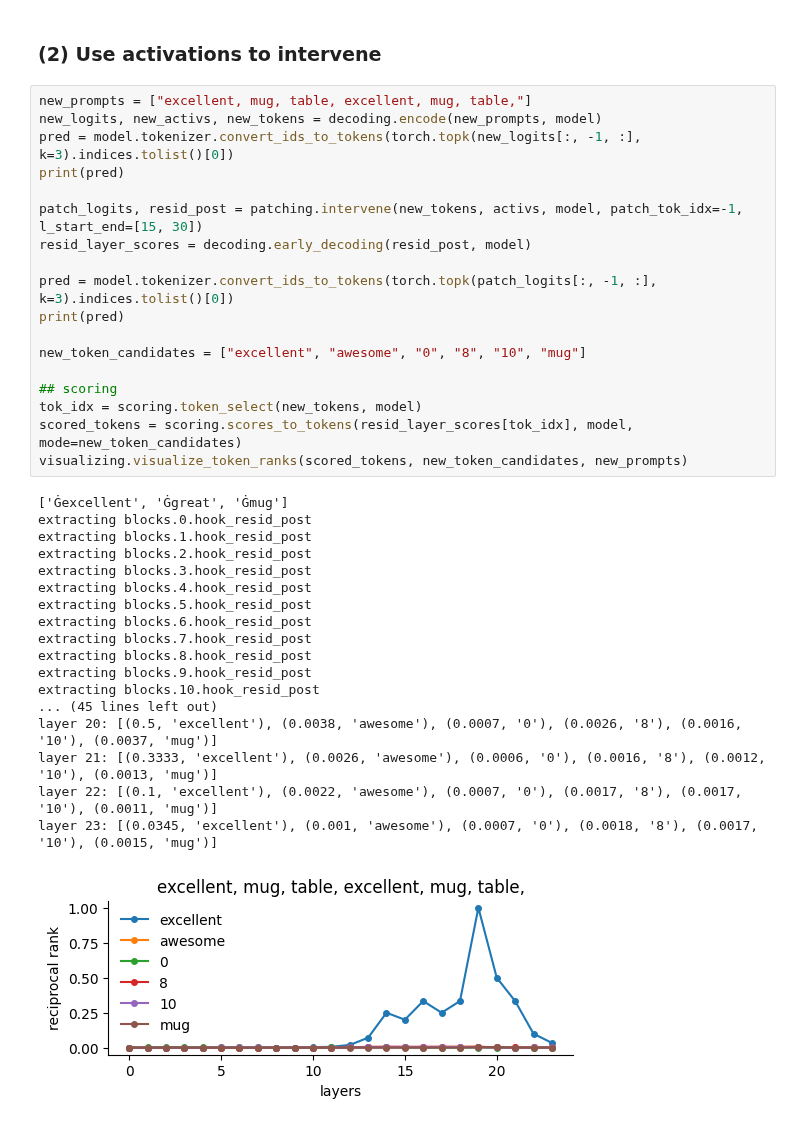
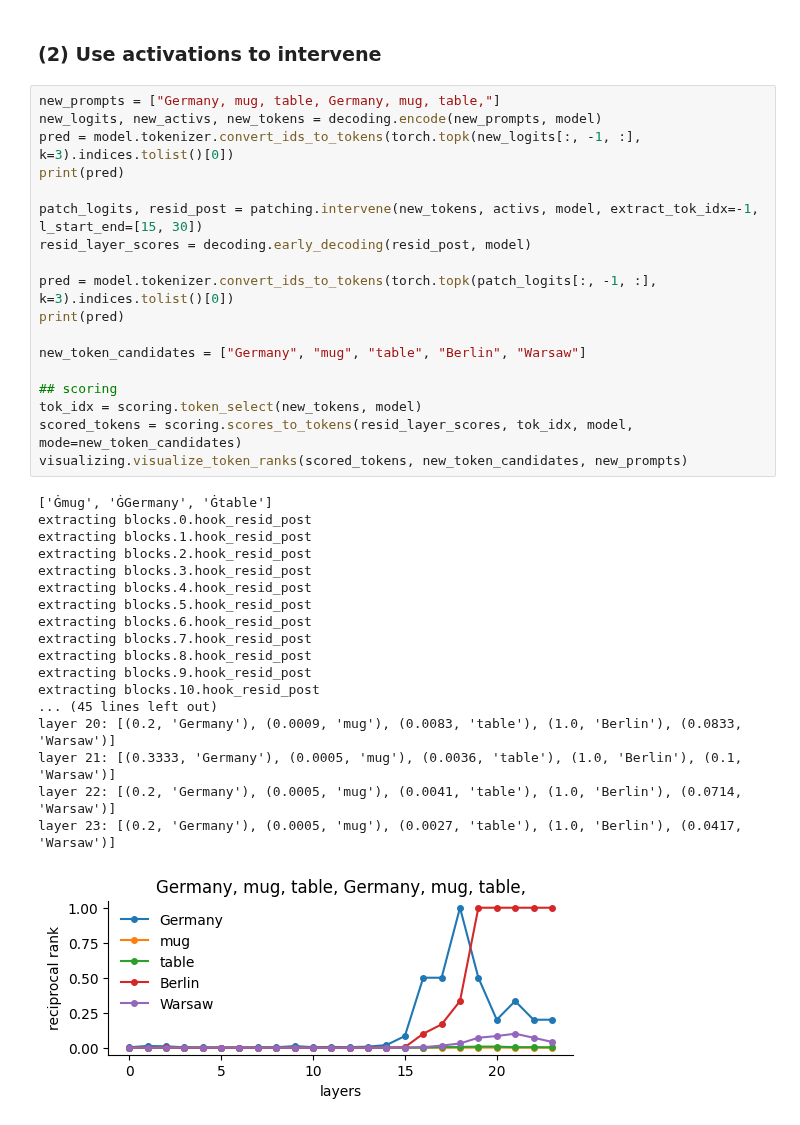
Before and after one commit to kdu4108/measureLM, a Jupyter notebook: notebooks/intervene/intervention v2.ipynb, the cells around one changed output. Saved outputs shown, nothing was run; the diff lists cells and outputs as text.

```diff
--- a/notebooks/intervene/intervention v2.ipynb
+++ b/notebooks/intervene/intervention v2.ipynb
@@ -47,39 +55,39 @@ layer 23: [(0.0047, 'France'), (0.25, 'Paris'), (0.5, 'Poland'), (1.0, 'Warsaw')
 # %% [markdown]
 ### (2) Use activations to intervene
 # %%
-new_prompts = ["excellent, mug, table, excellent, mug, table,"]
+new_prompts = ["Germany, mug, table, Germany, mug, table,"]
 new_logits, new_activs, new_tokens = decoding.encode(new_prompts, model)
 pred = model.tokenizer.convert_ids_to_tokens(torch.topk(new_logits[:, -1, :], k=3).indices.tolist()[0])
 print(pred)
 
-patch_logits, resid_post = patching.intervene(new_tokens, activs, model, patch_tok_idx=-1, l_start_end=[15, 30])
+patch_logits, resid_post = patching.intervene(new_tokens, activs, model, extract_tok_idx=-1, l_start_end=[15, 30])
 resid_layer_scores = decoding.early_decoding(resid_post, model)
 
 pred = model.tokenizer.convert_ids_to_tokens(torch.topk(patch_logits[:, -1, :], k=3).indices.tolist()[0])
 print(pred)
 
-new_token_candidates = ["excellent", "awesome", "0", "8", "10", "mug"]
+new_token_candidates = ["Germany", "mug", "table", "Berlin", "Warsaw"]
 
 ## scoring
 tok_idx = scoring.token_select(new_tokens, model)
-scored_tokens = scoring.scores_to_tokens(resid_layer_scores[tok_idx], model, mode=new_token_candidates)
+scored_tokens = scoring.scores_to_tokens(resid_layer_scores, tok_idx, model, mode=new_token_candidates)
 visualizing.visualize_token_ranks(scored_tokens, new_token_candidates, new_prompts)
 # %% [output]
-['Ġexcellent', 'Ġgreat', 'Ġmug']
+['Ġmug', 'ĠGermany', 'Ġtable']
 extracting blocks.0.hook_resid_post
 extracting blocks.1.hook_resid_post
 extracting blocks.2.hook_resid_post
 extracting blocks.3.hook_resid_post
 extracting blocks.4.hook_resid_post
 extracting blocks.5.hook_resid_post
 extracting blocks.6.hook_resid_post
 extracting blocks.7.hook_resid_post
 extracting blocks.8.hook_resid_post
 extracting blocks.9.hook_resid_post
 extracting blocks.10.hook_resid_post
 ... (45 lines left out)
-layer 20: [(0.5, 'excellent'), (0.0038, 'awesome'), (0.0007, '0'), (0.0026, '8'), (0.0016, '10'), (0.0037, 'mug')]
-layer 21: [(0.3333, 'excellent'), (0.0026, 'awesome'), (0.0006, '0'), (0.0016, '8'), (0.0012, '10'), (0.0013, 'mug')]
-layer 22: [(0.1, 'excellent'), (0.0022, 'awesome'), (0.0007, '0'), (0.0017, '8'), (0.0017, '10'), (0.0011, 'mug')]
-layer 23: [(0.0345, 'excellent'), (0.001, 'awesome'), (0.0007, '0'), (0.0018, '8'), (0.0017, '10'), (0.0015, 'mug')]
+layer 20: [(0.2, 'Germany'), (0.0009, 'mug'), (0.0083, 'table'), (1.0, 'Berlin'), (0.0833, 'Warsaw')]
+layer 21: [(0.3333, 'Germany'), (0.0005, 'mug'), (0.0036, 'table'), (1.0, 'Berlin'), (0.1, 'Warsaw')]
+layer 22: [(0.2, 'Germany'), (0.0005, 'mug'), (0.0041, 'table'), (1.0, 'Berlin'), (0.0714, 'Warsaw')]
+layer 23: [(0.2, 'Germany'), (0.0005, 'mug'), (0.0027, 'table'), (1.0, 'Berlin'), (0.0417, 'Warsaw')]
-[figure, old version]
+[figure, new version]
```
Also changed, not shown: parts of 1 cell of this notebook, 3 other files.
